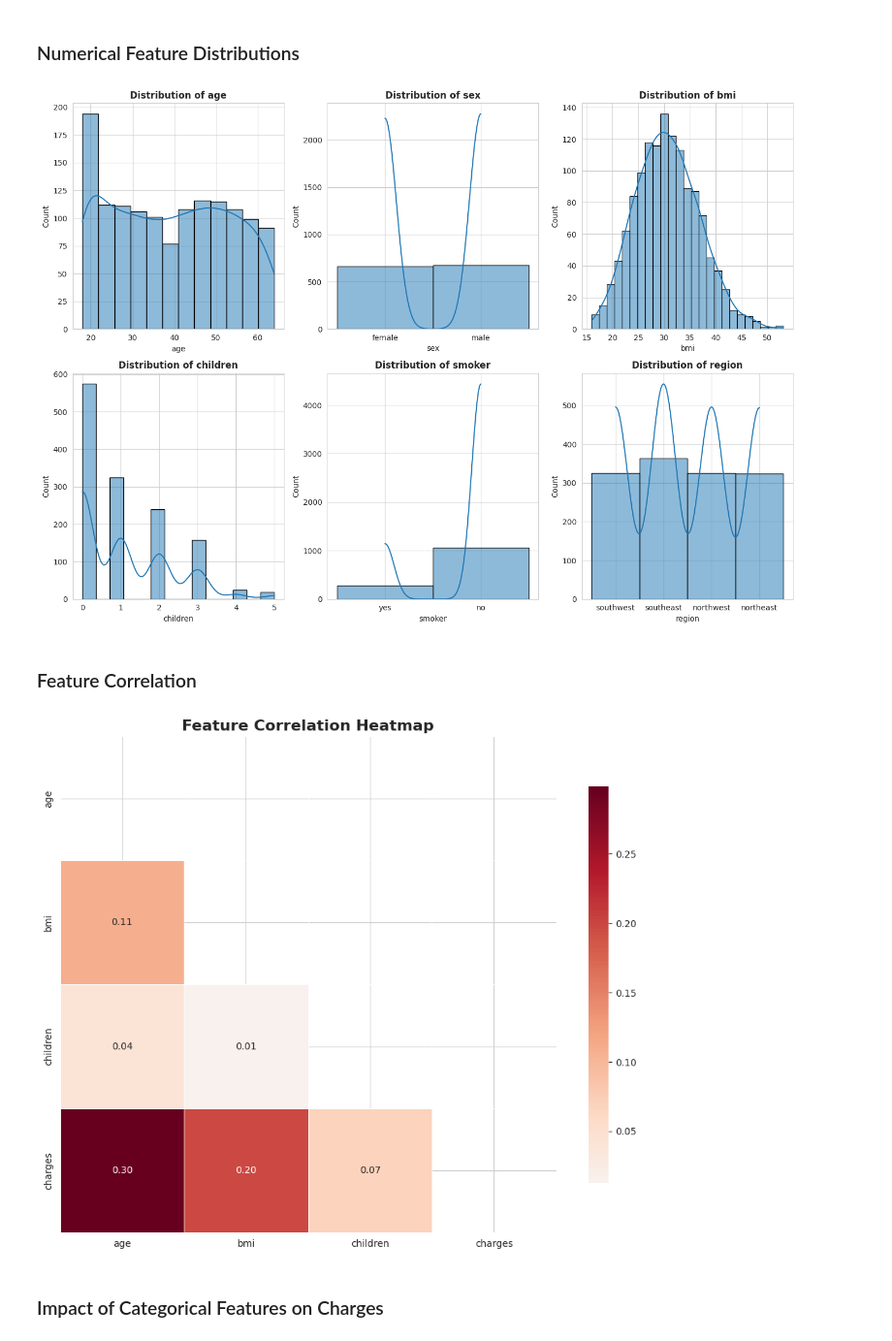
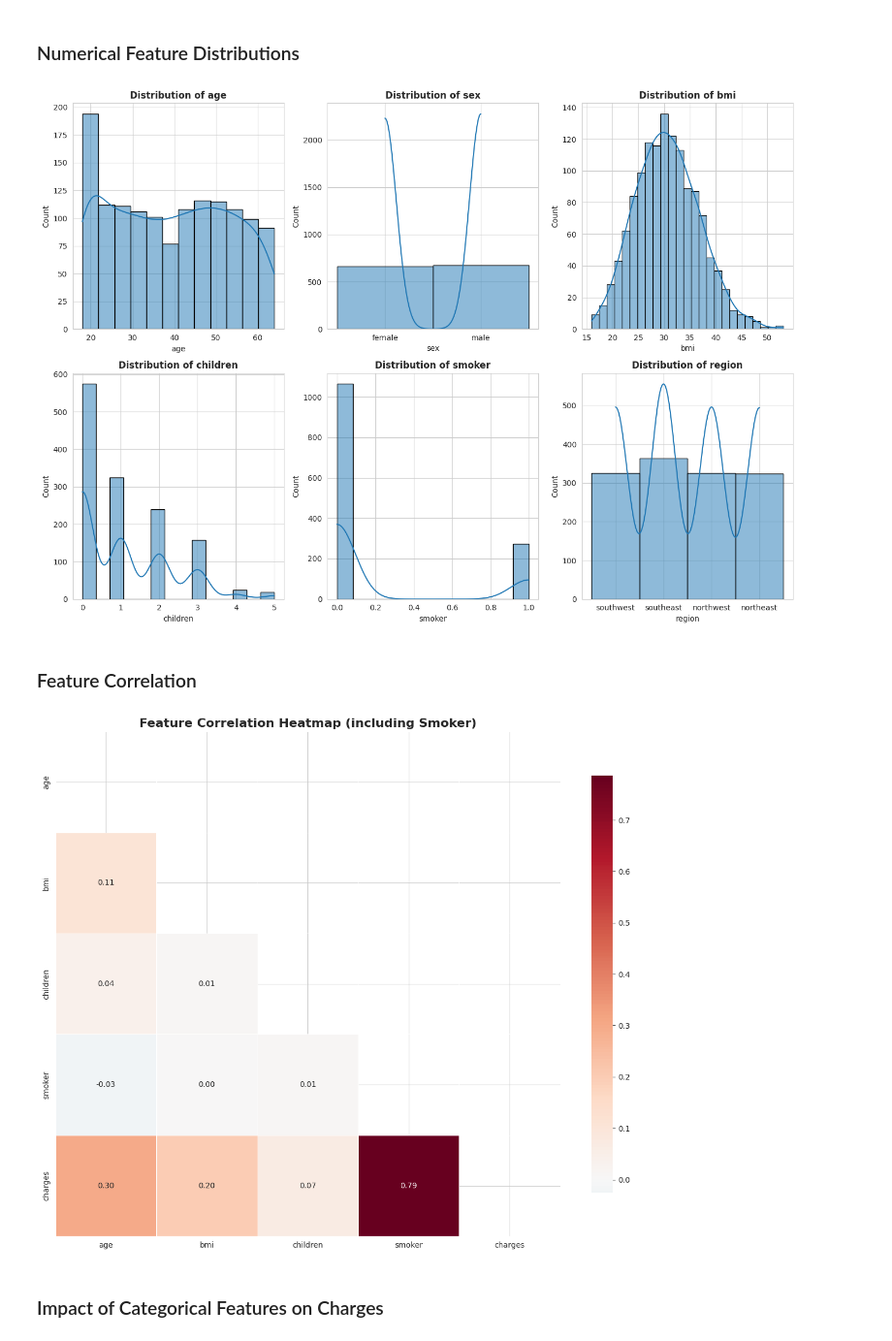
Before and after one commit to frxfcrder/Medical-Insurance-Charges-Prediction, a Jupyter notebook: Med_Insurance_Charges_Prediction.ipynb, the cells around one changed output. Shown at 97% size. Saved outputs shown, nothing was run; the diff lists cells and outputs as text; code cells hidden in the pictures.

```diff
--- a/Med_Insurance_Charges_Prediction.ipynb
+++ b/Med_Insurance_Charges_Prediction.ipynb
@@ -66,0 +73,3 @@ df.tail(5)
+# %%
+df['smoker'] = df['smoker'].apply(lambda x: 1 if x == 'yes' else 0)
+display(df.head())
@@ -147,20 +163,21 @@ for i, col in enumerate(cols):
 plt.tight_layout()
 plt.show()
 # %% [output]
-[figure, old version]
+[figure, new version]
 # %% [markdown]
 ### Feature Correlation
 # %%
-plt.figure(figsize=(10, 8))
+plt.figure(figsize=(12, 10))
 numeric_df = df.select_dtypes(include=np.number)
-mask = np.triu(np.ones_like(numeric_df.corr(), dtype=bool))
-sns.heatmap(numeric_df.corr(), mask=mask, annot=True, fmt='.2f', cmap='RdBu_r',
+corr_matrix = numeric_df.corr()
+mask = np.triu(np.ones_like(corr_matrix, dtype=bool))
+sns.heatmap(corr_matrix, mask=mask, annot=True, fmt='.2f', cmap='RdBu_r',
             center=0, square=True, linewidths=0.5, cbar_kws={'shrink': 0.8})
-plt.title('Feature Correlation Heatmap', fontsize=16, fontweight='bold')
+plt.title('Feature Correlation Heatmap (including Smoker)', fontsize=16, fontweight='bold')
 plt.tight_layout()
 plt.show()
 # %% [output]
-[figure, old version]
+[figure, new version]
 # %% [markdown]
 ### Impact of Categorical Features on Charges
 # %%
```
Also changed, not shown: parts of 12 cells of this notebook.
